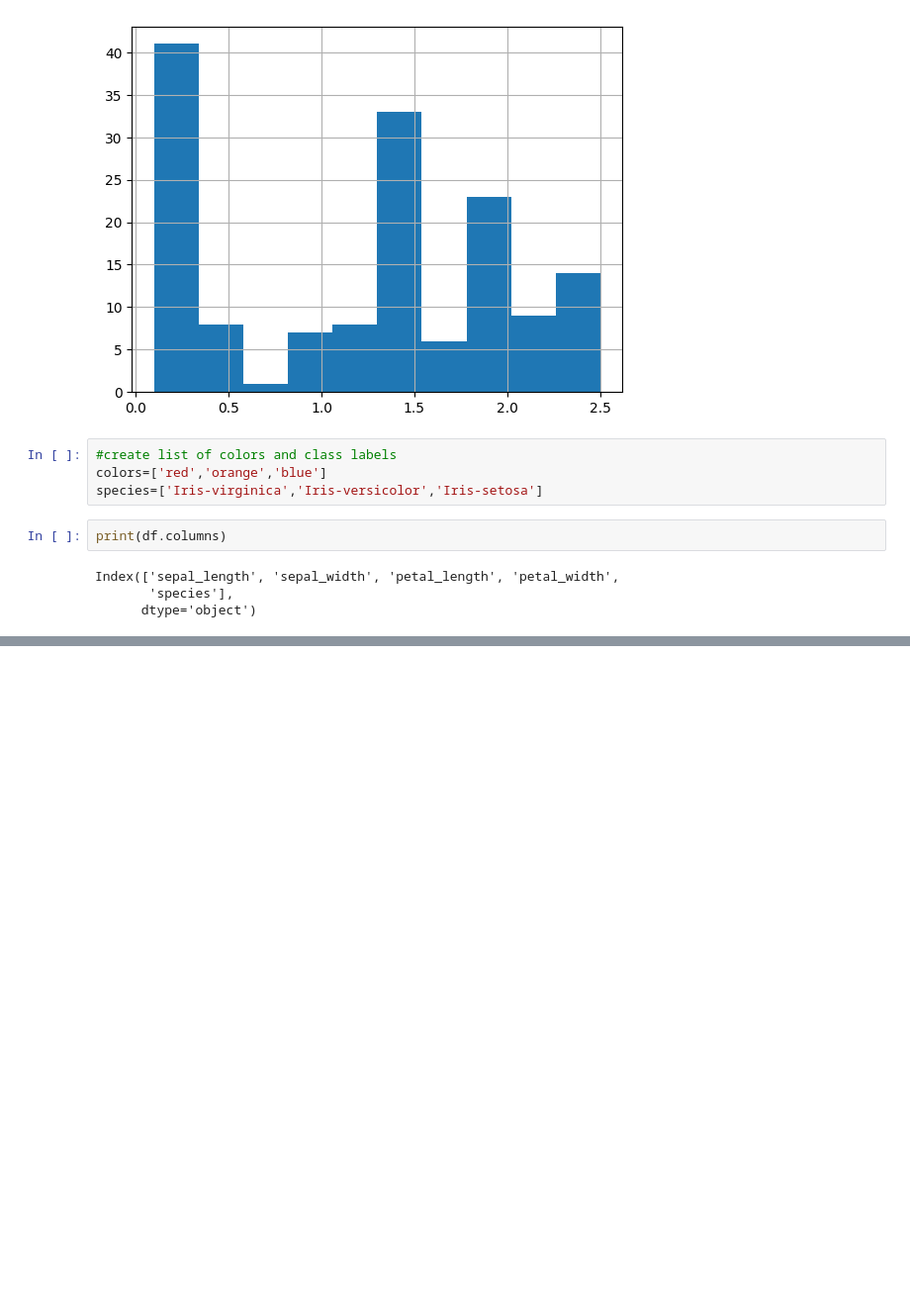
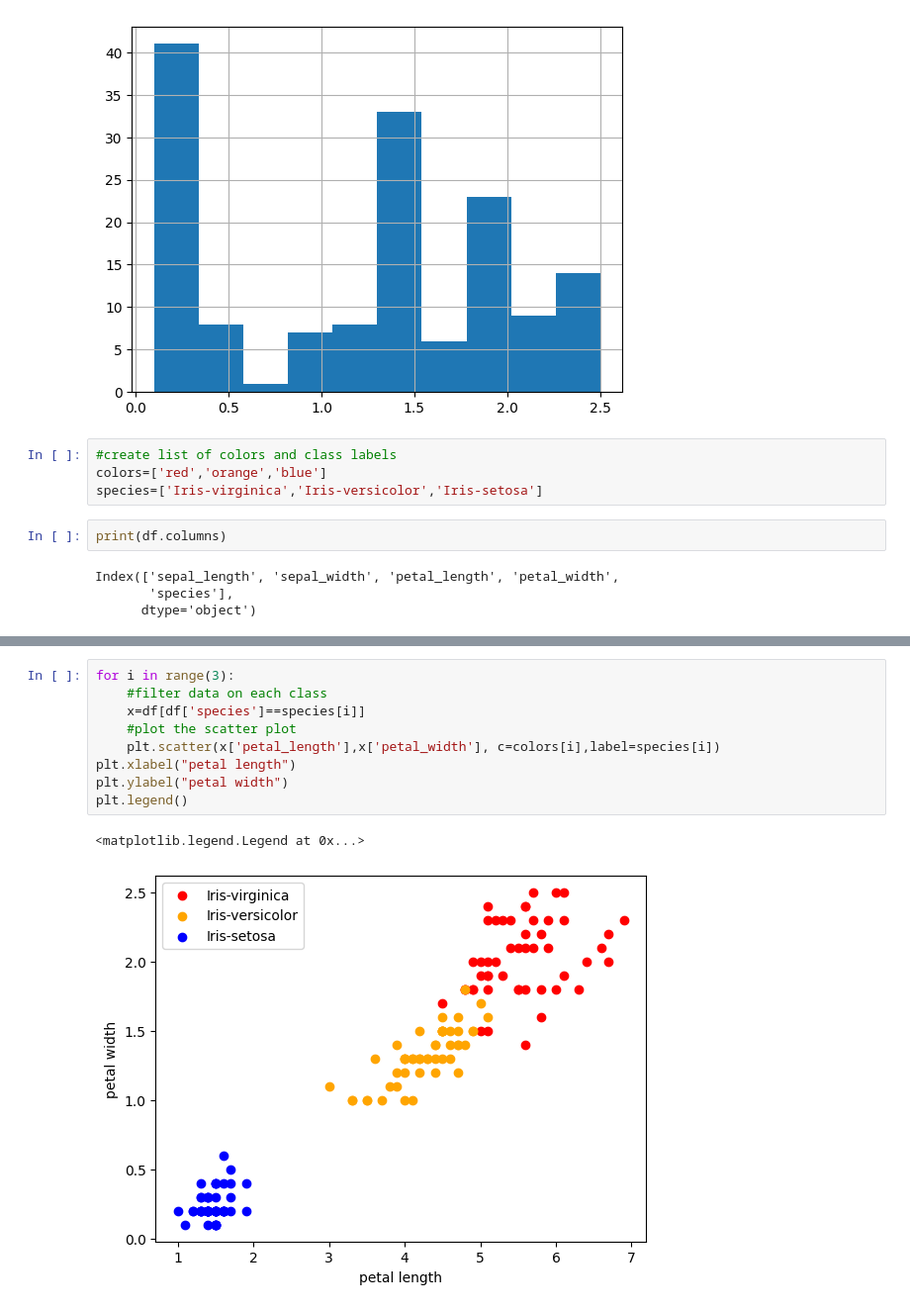
Before and after one commit to bindushahi/CODSOFT-IRIS-FLOWER-CLASSIFICATION, a Jupyter notebook: Iris_Flower_Prediction.ipynb, the cells around one changed output, grey strips where cells are left out. Shown: that part at 99% size. Cells and saved outputs as stored; diff of their text form; blank space fills up the shorter version.

Commit message:
scattering visualling for petal's length and width

```diff
--- a/Iris_Flower_Prediction.ipynb
+++ b/Iris_Flower_Prediction.ipynb
@@ -236 +218,13 @@ Data for Iris-setosa:    sepal_length  sepal_width  petal_length  petal_width
 [figure]
+# %%
+for i in range(3):
+    #filter data on each class
+    x=df[df['species']==species[i]]
+    #plot the scatter plot
+    plt.scatter(x['petal_length'],x['petal_width'], c=colors[i],label=species[i])
+plt.xlabel("petal length")
+plt.ylabel("petal width")
+plt.legend()
+# %% [output]
+<matplotlib.legend.Legend at 0x...>
+[figure, added]
```
Also changed, not shown: parts of 1 cell of this notebook.
